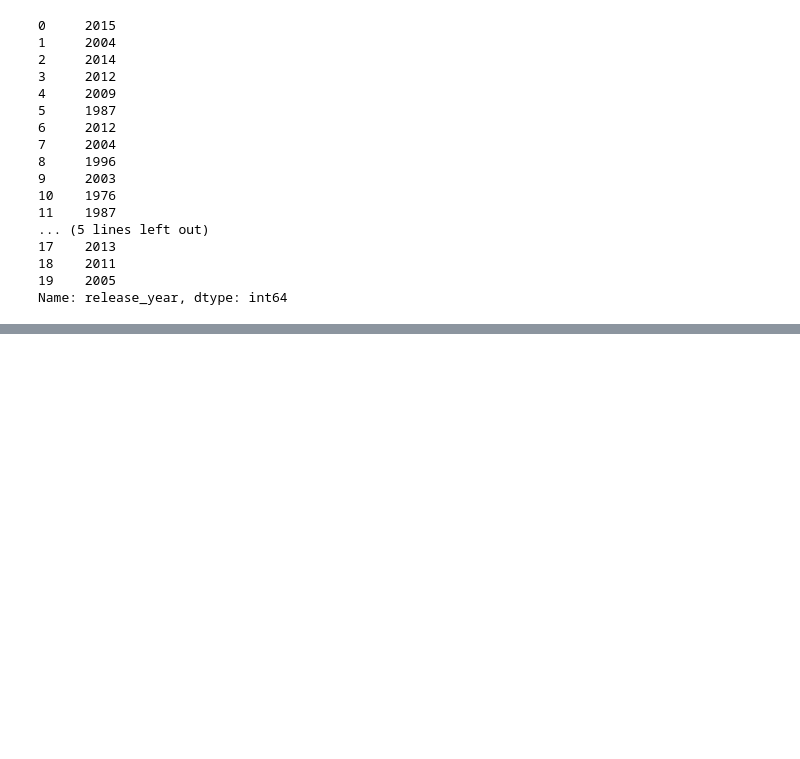
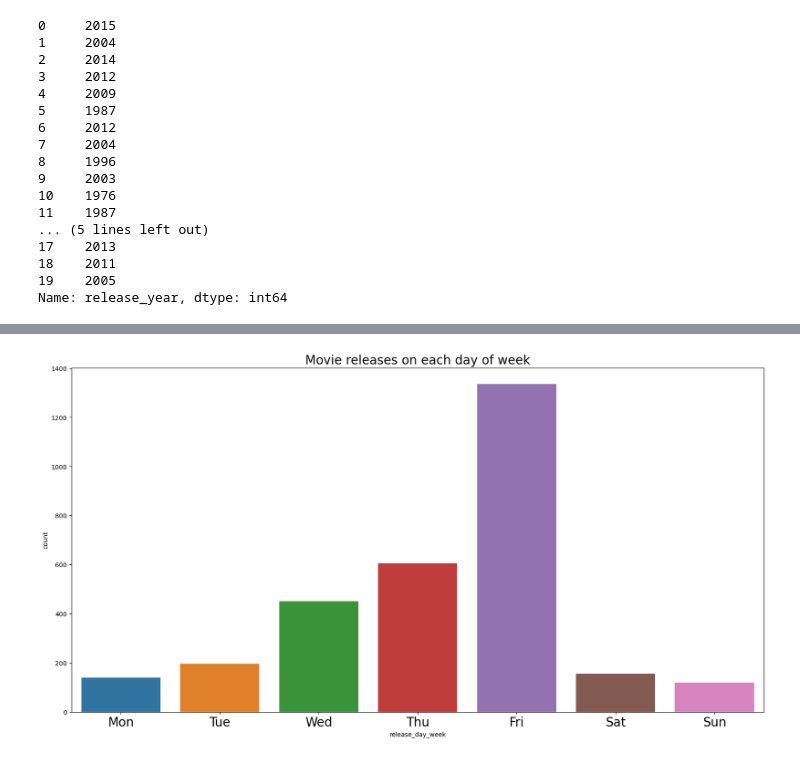
Before and after one commit to F1ameX/Machine-learning, a Jupyter notebook: Box-office-prediction_Kaggle/sample.ipynb, the cells around one changed output, grey strips where cells are left out. Cells and saved outputs as stored; diff of their text form; code cells hidden in the pictures; blank space fills up the shorter version.

```diff
--- a/Box-office-prediction_Kaggle/sample.ipynb
+++ b/Box-office-prediction_Kaggle/sample.ipynb
@@ -233,0 +260,14 @@ Name: release_year, dtype: int64
+# %%
+release_date = pd.to_datetime(train['release_date'])
+train['release_day_week'] = release_date.dt.dayofweek
+train['release_quarter'] = release_date.dt.quarter
+# %%
+plt.figure(figsize=(20, 10))
+sns.countplot(x=train['release_day_week'].sort_values())
+plt.title('Movie releases on each day of week', fontsize=20)
+loc, labels = plt.xticks()
+loc, labels = loc, ["Mon","Tue","Wed","Thu","Fri","Sat","Sun"]
+plt.xticks(loc, labels,fontsize=20)
+plt.show()
+# %% [output]
+[figure, added]
```
Also changed, not shown: parts of 4 cells of this notebook.
